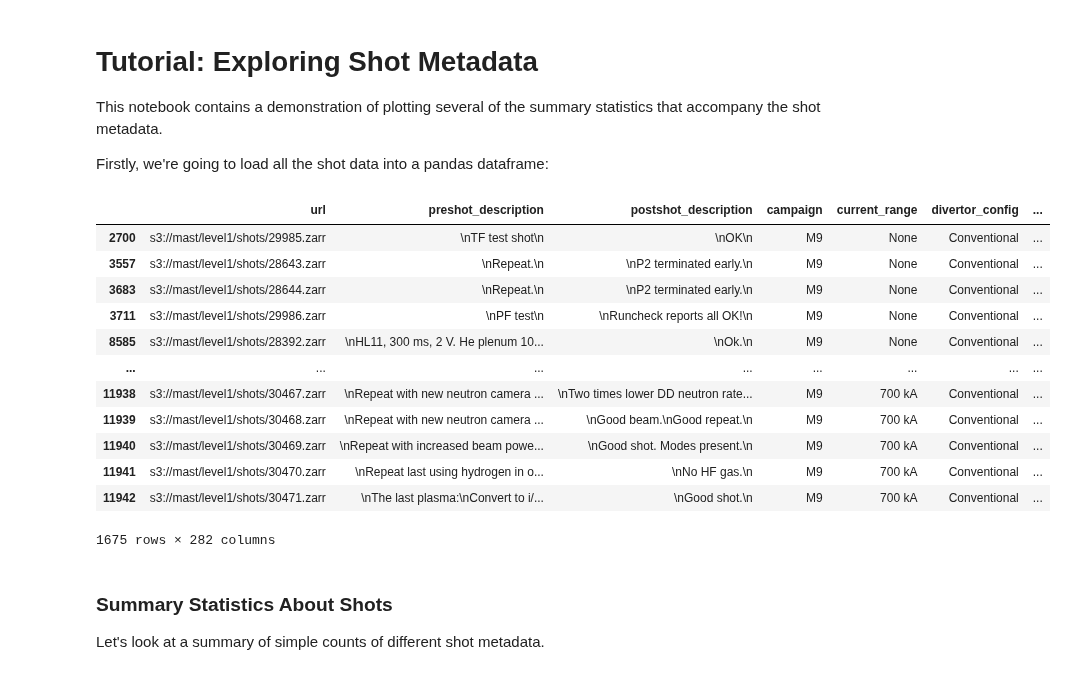
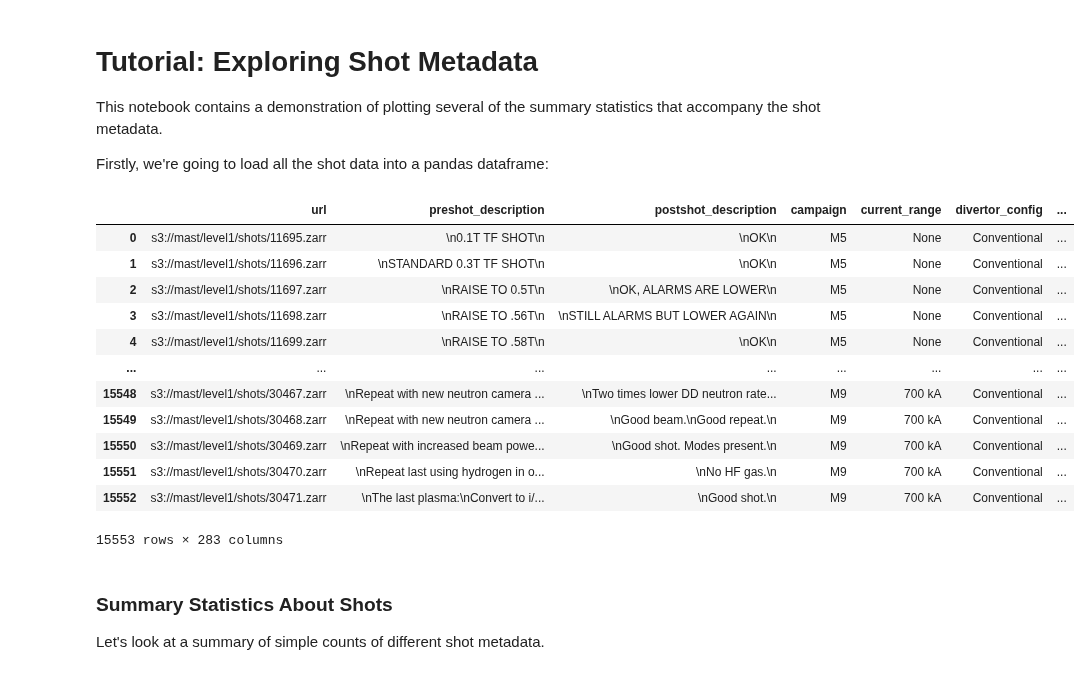
Before and after one commit to ukaea/fair-mast, a Jupyter notebook: docs/cpf_data.ipynb, the cells around one changed output. Cells and saved outputs as stored; diff of their text form; code cells hidden in the pictures.

```diff
--- a/docs/cpf_data.ipynb
+++ b/docs/cpf_data.ipynb
@@ -35,23 +35,23 @@ This notebook contains a demonstration of plotting several of the summary statis
 Firstly, we're going to load all the shot data into a pandas dataframe:
 # %%
 catalog  = intake.open_catalog(f'https://mastapp.site/intake/catalog.yml')
-df = pd.DataFrame(catalog.index.level1.shots().read())
-summary = df.loc[df.campaign == 'M9']
+summary = pd.DataFrame(catalog.index.level1.shots().read())
+# summary = df.loc[df.campaign == 'M9']
 summary
 # %% [output]
 |  | url | preshot_description | postshot_description | campaign | current_range | divertor_config | ... |
-| 2700 | s3://mast/level1/shots/29985.zarr | \nTF test shot\n | \nOK\n | M9 | None | Conventional | ... |
-| 3557 | s3://mast/level1/shots/28643.zarr | \nRepeat.\n | \nP2 terminated early.\n | M9 | None | Conventional | ... |
-| 3683 | s3://mast/level1/shots/28644.zarr | \nRepeat.\n | \nP2 terminated early.\n | M9 | None | Conventional | ... |
-| 3711 | s3://mast/level1/shots/29986.zarr | \nPF test\n | \nRuncheck reports all OK!\n | M9 | None | Conventional | ... |
-| 8585 | s3://mast/level1/shots/28392.zarr | \nHL11, 300 ms, 2 V. He plenum 10... | \nOk.\n | M9 | None | Conventional | ... |
+| 0 | s3://mast/level1/shots/11695.zarr | \n0.1T TF SHOT\n | \nOK\n | M5 | None | Conventional | ... |
+| 1 | s3://mast/level1/shots/11696.zarr | \nSTANDARD 0.3T TF SHOT\n | \nOK\n | M5 | None | Conventional | ... |
+| 2 | s3://mast/level1/shots/11697.zarr | \nRAISE TO 0.5T\n | \nOK, ALARMS ARE LOWER\n | M5 | None | Conventional | ... |
+| 3 | s3://mast/level1/shots/11698.zarr | \nRAISE TO .56T\n | \nSTILL ALARMS BUT LOWER AGAIN\n | M5 | None | Conventional | ... |
+| 4 | s3://mast/level1/shots/11699.zarr | \nRAISE TO .58T\n | \nOK\n | M5 | None | Conventional | ... |
 | ... | ... | ... | ... | ... | ... | ... | ... |
-| 11938 | s3://mast/level1/shots/30467.zarr | \nRepeat with new neutron camera ... | \nTwo times lower DD neutron rate... | M9 | 700 kA | Conventional | ... |
-| 11939 | s3://mast/level1/shots/30468.zarr | \nRepeat with new neutron camera ... | \nGood beam.\nGood repeat.\n | M9 | 700 kA | Conventional | ... |
-| 11940 | s3://mast/level1/shots/30469.zarr | \nRepeat with increased beam powe... | \nGood shot. Modes present.\n | M9 | 700 kA | Conventional | ... |
-| 11941 | s3://mast/level1/shots/30470.zarr | \nRepeat last using hydrogen in o... | \nNo HF gas.\n | M9 | 700 kA | Conventional | ... |
-| 11942 | s3://mast/level1/shots/30471.zarr | \nThe last plasma:\nConvert to i/... | \nGood shot.\n | M9 | 700 kA | Conventional | ... |
+| 15548 | s3://mast/level1/shots/30467.zarr | \nRepeat with new neutron camera ... | \nTwo times lower DD neutron rate... | M9 | 700 kA | Conventional | ... |
+| 15549 | s3://mast/level1/shots/30468.zarr | \nRepeat with new neutron camera ... | \nGood beam.\nGood repeat.\n | M9 | 700 kA | Conventional | ... |
+| 15550 | s3://mast/level1/shots/30469.zarr | \nRepeat with increased beam powe... | \nGood shot. Modes present.\n | M9 | 700 kA | Conventional | ... |
+| 15551 | s3://mast/level1/shots/30470.zarr | \nRepeat last using hydrogen in o... | \nNo HF gas.\n | M9 | 700 kA | Conventional | ... |
+| 15552 | s3://mast/level1/shots/30471.zarr | \nThe last plasma:\nConvert to i/... | \nGood shot.\n | M9 | 700 kA | Conventional | ... |
-1675 rows × 282 columns
+15553 rows × 283 columns
 # %% [markdown]
 ### Summary Statistics About Shots
 
```
Also changed, not shown: parts of 4 cells of this notebook.
